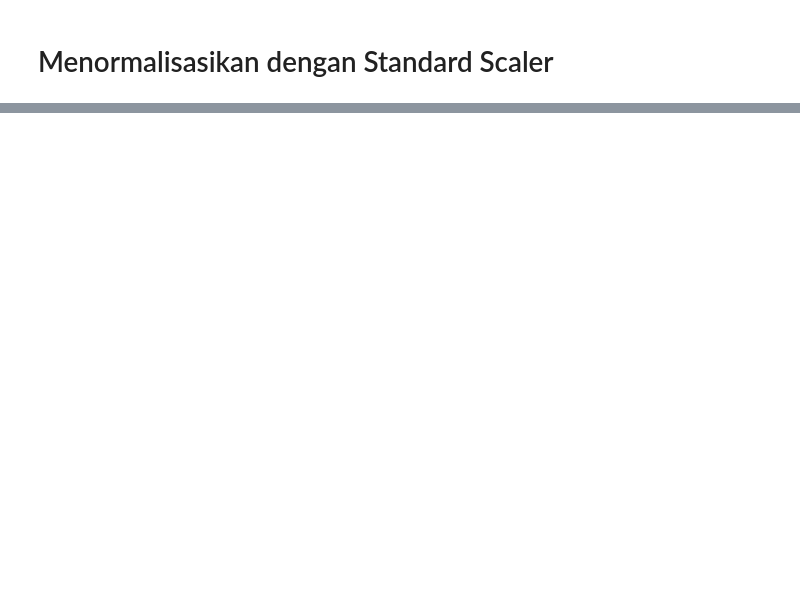
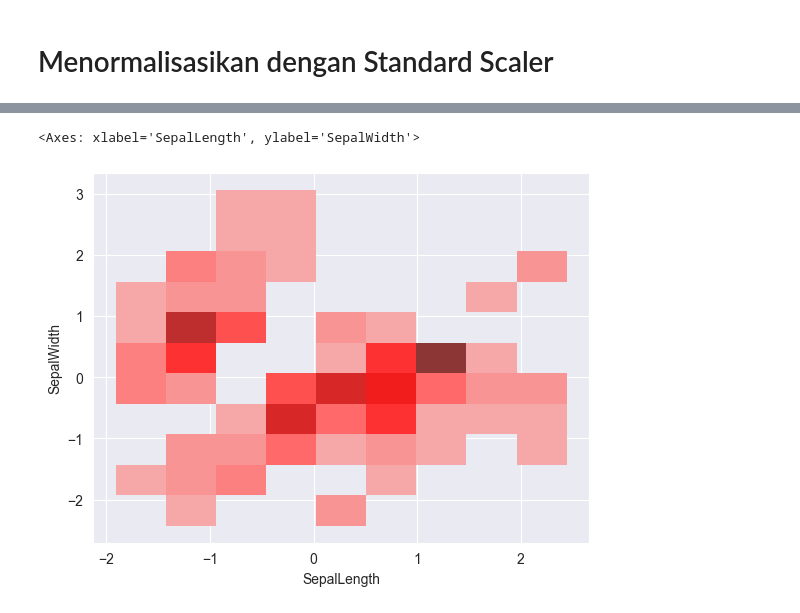
Before and after one commit to KrishnanditoLksn/MachineLearning_101, a Jupyter notebook: praktikkum/pertemuan2/iris_preprocessing.ipynb, the cells around one changed output, grey strips where cells are left out. Cells and saved outputs as stored; diff of their text form; code cells hidden in the pictures; blank space fills up the shorter version.

Commit message:
feat : histplot

```diff
--- a/praktikkum/pertemuan2/iris_preprocessing.ipynb
+++ b/praktikkum/pertemuan2/iris_preprocessing.ipynb
@@ -80,0 +305,5 @@ clean
+# %%
+sns.histplot(clean,x='SepalLength'  , y='SepalWidth' ,color="Red")
+# %% [output]
+<Axes: xlabel='SepalLength', ylabel='SepalWidth'>
+[figure, added]
```
Also changed, not shown: parts of 22 cells of this notebook.
